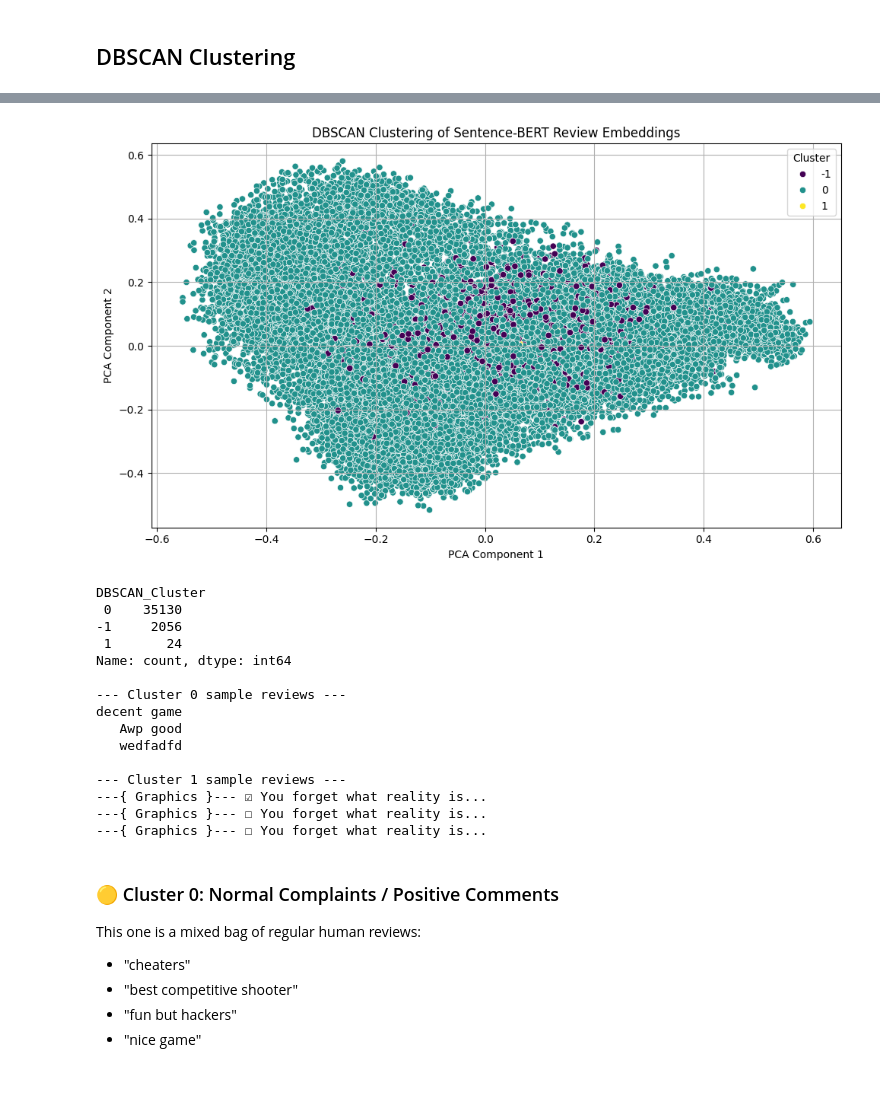
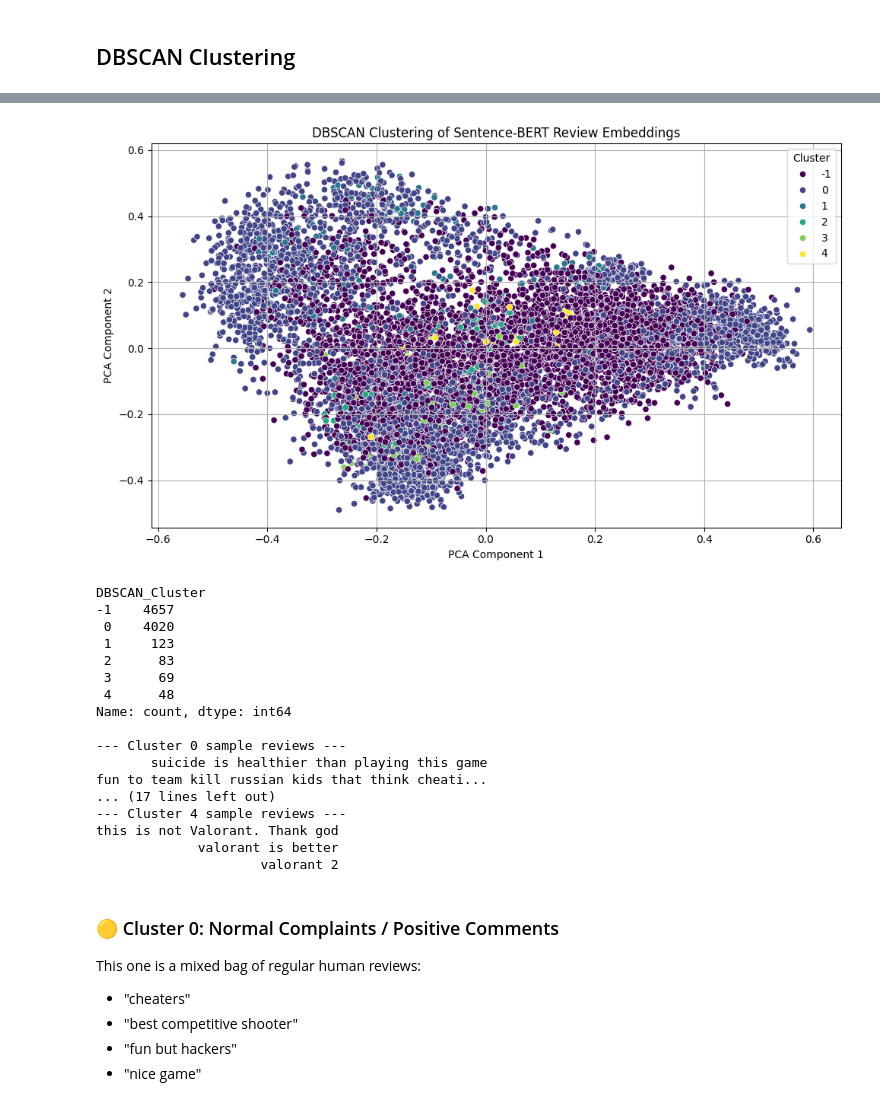
Before and after one commit to lior-benjman/DataSC-Essences, a Jupyter notebook: steam_full_pipeline.ipynb, the cells around one changed output, grey strips where cells are left out. Saved outputs shown, nothing was run; the diff lists cells and outputs as text; code cells hidden in the pictures.

```diff
--- a/steam_full_pipeline.ipynb
+++ b/steam_full_pipeline.ipynb
@@ -436,32 +302,26 @@ from sklearn.cluster import DBSCAN
 from sklearn.decomposition import PCA
 import matplotlib.pyplot as plt
 
-# 1️⃣  Fit DBSCAN
+#  Fit DBSCAN
 dbscan = DBSCAN(
-    eps=1,          # radius in embedding space ─ tune as needed
-    min_samples=5,    # ≥ 10 points to form a dense core
+    eps=0.59,          # radius in embedding space ─ tune as needed
+    min_samples=65,    # ≥ 10 points to form a dense core
     metric="euclidean",
     n_jobs=-1          # all CPU cores
 )
 labels = dbscan.fit_predict(X_embed)
-df_recent["DBSCAN_Cluster"] = labels
+df["DBSCAN_Cluster"] = labels
 
-# 2️⃣  Quick cluster stats
-cluster_counts = df_recent["DBSCAN_Cluster"].value_counts().sort_index()
-display(cluster_counts)            # or print(cluster_counts)
 
-n_clusters = (cluster_counts.index != -1).sum()   # ignore the noise label −1
-print(f"\nFound {n_clusters} clusters (+ noise)")
-
-# 3️⃣  2-D projection for visualisation
+#  2-D projection for visualisation
 pca = PCA(n_components=2, random_state=42)
 coords2d = pca.fit_transform(X_embed)
-df_recent["pca1"], df_recent["pca2"] = coords2d[:, 0], coords2d[:, 1]
+df["pca1"], df["pca2"] = coords2d[:, 0], coords2d[:, 1]
 
 plt.figure(figsize=(10, 7))
 scatter = plt.scatter(
-    df_recent["pca1"], df_recent["pca2"],
-    c=df_recent["DBSCAN_Cluster"],
+    df["pca1"], df["pca2"],
+    c=df["DBSCAN_Cluster"],
     cmap="tab20",
     alpha=0.7,
     s=30,
@@ -473,4 +333,11 @@ plt.xlabel("PC-1")
 plt.ylabel("PC-2")
 plt.tight_layout()
 plt.show()
+
+#  Quick cluster stats
+cluster_counts = df["DBSCAN_Cluster"].value_counts().sort_index()
+display(cluster_counts)            # or print(cluster_counts)
+
+n_clusters = (cluster_counts.index != -1).sum()   # ignore the noise label −1
+print(f"\nFound {n_clusters} clusters (+ noise)")
 # %% [output]
@@ -487,57 +352,59 @@ Found 4 clusters (+ noise)
 from sklearn.decomposition import TruncatedSVD
 from sklearn.pipeline import make_pipeline
 from sklearn.preprocessing import StandardScaler
 from sklearn.cluster import DBSCAN
 #Using TruncatedSVD to reduce dimensionality for clustering
 svd = TruncatedSVD(n_components=50, random_state=42)
 pipe = make_pipeline(svd, StandardScaler())      # scale to unit variance after SVD
 X_reduced = pipe.fit_transform(X_embed)
 
 # Clustering using DBSCAN
-dbscan = DBSCAN(eps=6.2, min_samples=10, metric='euclidean')
-df_recent['DBSCAN_Cluster'] = dbscan.fit_predict(X_reduced)
+dbscan = DBSCAN(eps=6.0, min_samples=38, metric='euclidean')
+df['DBSCAN_Cluster'] = dbscan.fit_predict(X_reduced)
 
 # Reduce dimensions for plotting
 pca = PCA(n_components=2)
 X_pca = pca.fit_transform(X_embed)
-df_recent['pca1'] = X_pca[:, 0]
-df_recent['pca2'] = X_pca[:, 1]
+df['pca1'] = X_pca[:, 0]
+df['pca2'] = X_pca[:, 1]
 
 # Plotting
 plt.figure(figsize=(10, 6))
-sns.scatterplot(data=df_recent, x='pca1', y='pca2', hue='DBSCAN_Cluster', palette='viridis')
+sns.scatterplot(data=df, x='pca1', y='pca2', hue='DBSCAN_Cluster', palette='viridis')
 plt.title("DBSCAN Clustering of Sentence-BERT Review Embeddings")
 plt.xlabel("PCA Component 1")
 plt.ylabel("PCA Component 2")
 plt.grid(True)
 plt.legend(title="Cluster")
 plt.tight_layout()
 plt.show()
 
 # Printing 3 example reviews per cluster
-print(df_recent['DBSCAN_Cluster'].value_counts())
-for label in sorted(df_recent['DBSCAN_Cluster'].unique()):
+print(df['DBSCAN_Cluster'].value_counts())
+for label in sorted(df['DBSCAN_Cluster'].unique()):
     if label == -1:
         continue  # skip noise
     print(f"\n--- Cluster {label} sample reviews ---")
-    print(df_recent[df_recent['DBSCAN_Cluster'] == label]['text'].sample(3, random_state=42).to_string(index=False))
+    print(df[df['DBSCAN_Cluster'] == label]['text'].sample(3, random_state=42).to_string(index=False))
 # %% [output]
-[figure, old version]
+[figure, new version]
 DBSCAN_Cluster
- 0    35130
--1     2056
- 1       24
+-1    4657
+ 0    4020
+ 1     123
+ 2      83
+ 3      69
+ 4      48
 Name: count, dtype: int64
 
 --- Cluster 0 sample reviews ---
-decent game
-   Awp good
-   wedfadfd
-
---- Cluster 1 sample reviews ---
----{ Graphics }--- ☑ You forget what reality is...
----{ Graphics }--- ☐ You forget what reality is...
----{ Graphics }--- ☐ You forget what reality is...
+       suicide is healthier than playing this game
+fun to team kill russian kids that think cheati...
+... (17 lines left out)
+--- Cluster 4 sample reviews ---
+this is not Valorant. Thank god
+             valorant is better
+                     valorant 2
 # %% [markdown]
 <style>
 .cluster-section {
```
Also changed, not shown: parts of 31 cells of this notebook.
